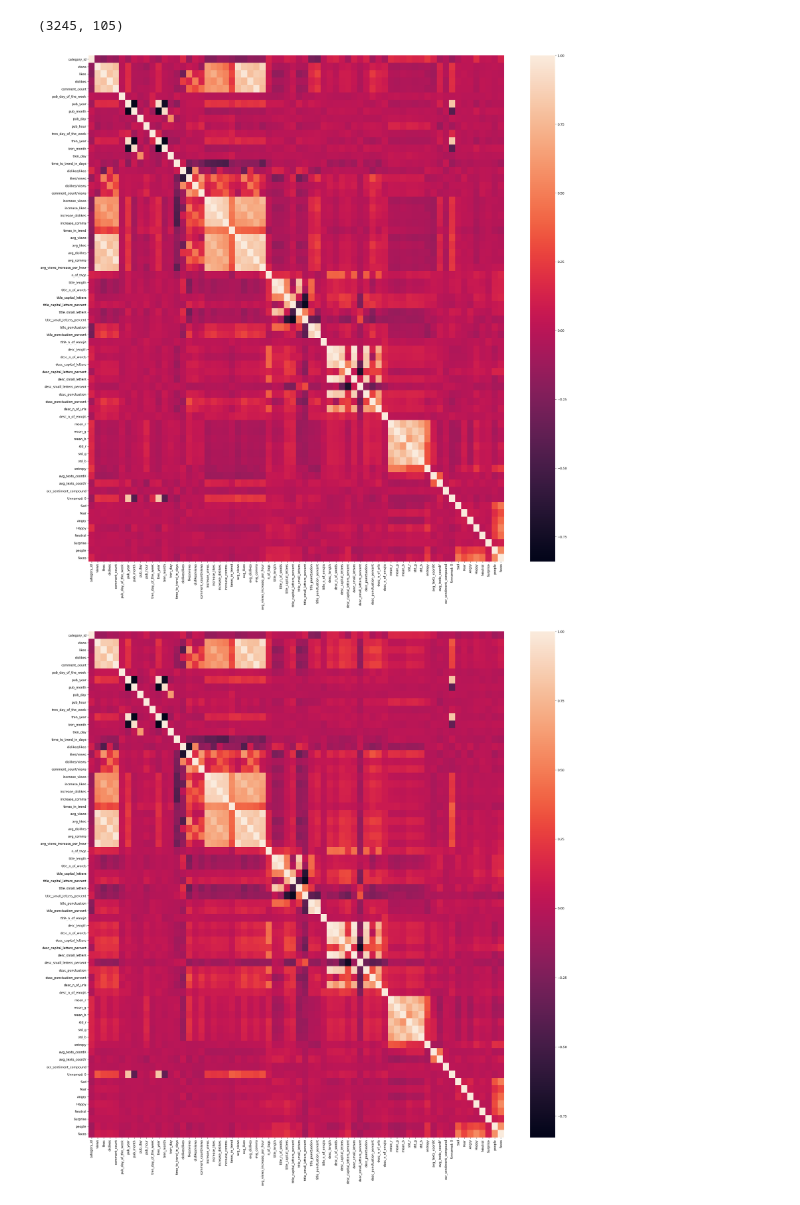
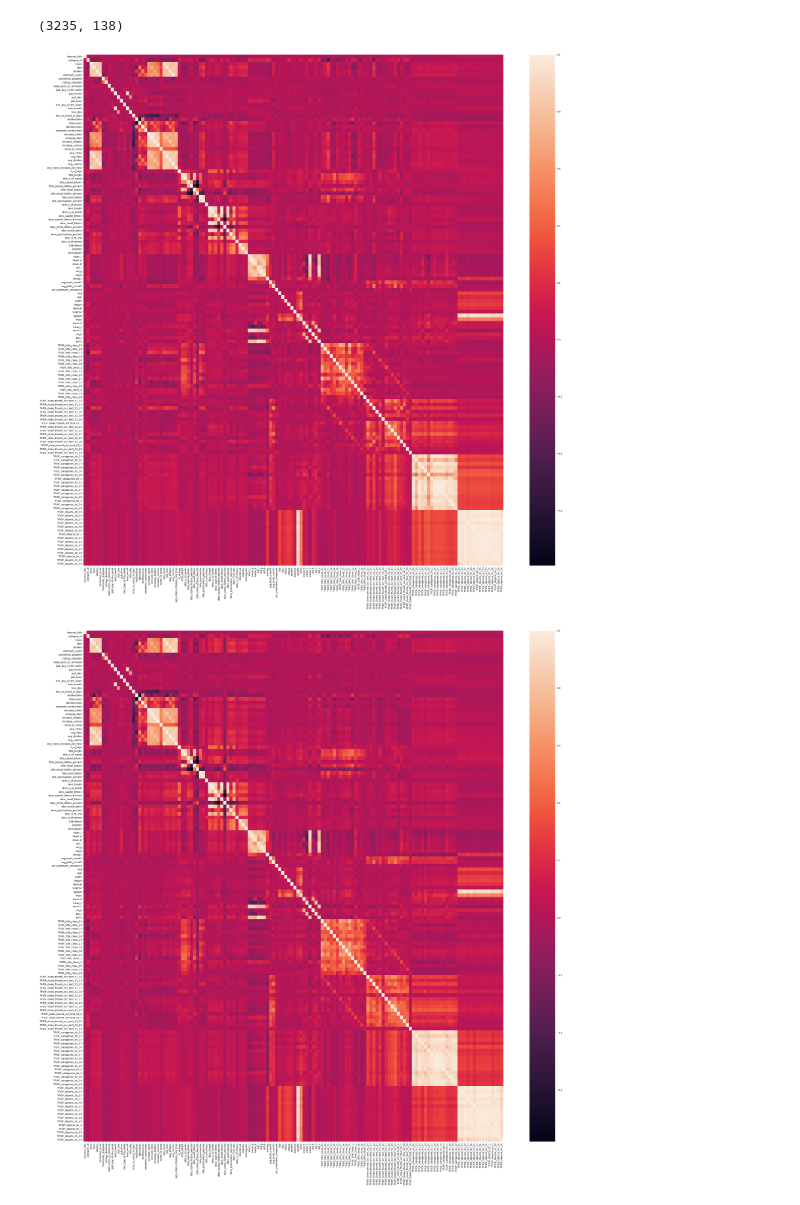
Before and after one commit to AdamKlejda/PED_YT, a Jupyter notebook: notebooks/Etap3/Corr and feature imp.ipynb, the cells around one changed output. Cells and saved outputs as stored; diff of their text form; code cells hidden in the pictures.

Commit message:
added sub datasets and pie plot

```diff
--- a/notebooks/Etap3/Corr and feature imp.ipynb
+++ b/notebooks/Etap3/Corr and feature imp.ipynb
@@ -6,24 +25,28 @@ import seaborn as sns
 # %%
-dfGb= pd.read_csv("../../our_data/Etap3/dfGB_merged.csv")
+# dfGb= pd.read_csv("../../our_data/Etap3/dfGB_merged.csv")
 
-dfUS = pd.read_csv("../../our_data/Etap3/dfUS_merged.csv")
+# dfUS = pd.read_csv("../../our_data/Etap3/dfUS_merged.csv")
+
+dfGb= pd.read_csv("../../our_data/Etap3/GB_final.csv")
+
+dfUS = pd.read_csv("../../our_data/Etap3/US_final.csv")
 # %%
 dfGb.shape
 # %% [output]
-(3245, 105)
+(3235, 138)
 # %%
 corr = dfGb.corr(method='spearman')
-plt.figure(figsize=(30,30),dpi=100)
+plt.figure(figsize=(40,40),dpi=100)
 sns.heatmap(corr)
 plt.savefig("../../our_data/Etap3/corr_spearmanGB.pdf")
 plt.show()
 # %% [output]
-[figure, old version]
+[figure, new version]
 # %%
 corr = dfUS.corr(method='spearman')
-plt.figure(figsize=(30,30),dpi=100)
+plt.figure(figsize=(40,40),dpi=100)
 sns.heatmap(corr)
 plt.savefig("../../our_data/Etap3/corr_spearmanUS.pdf")
 plt.show()
 # %% [output]
-[figure, old version]
+[figure, new version]
```
Also changed, not shown: parts of 18 cells of this notebook, 2 other files.
